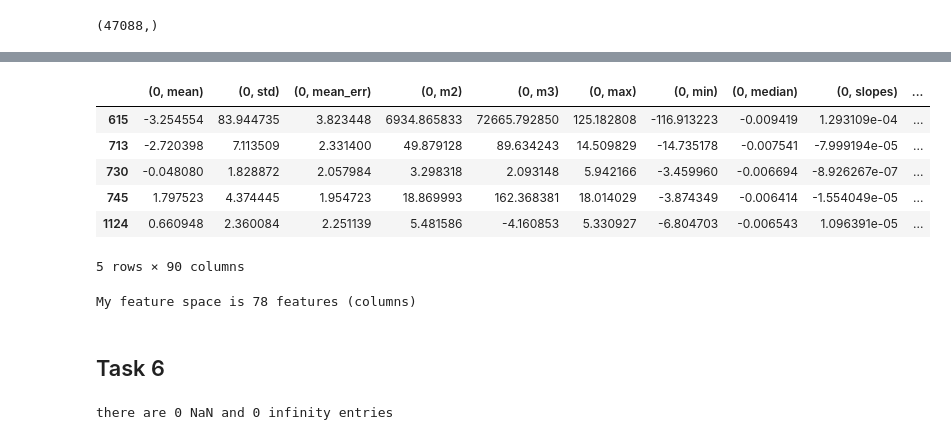
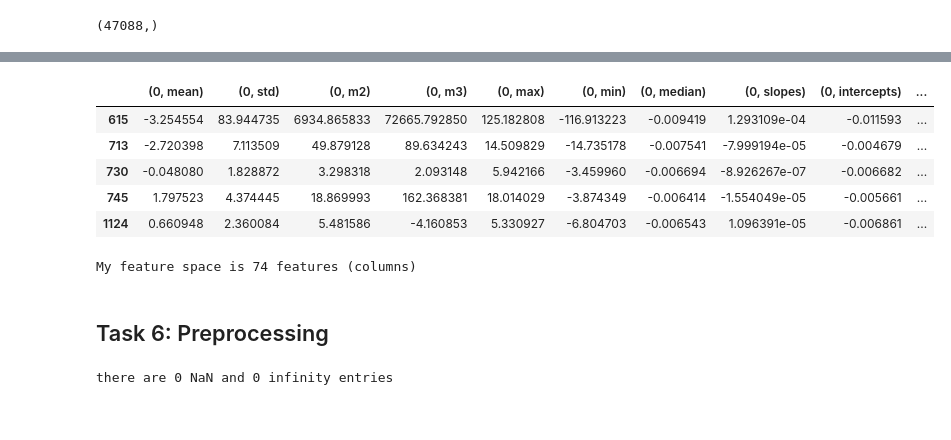
Before and after one commit to RileyWClarke/MLTSA_RCLARKE, a Jupyter notebook: HW5/MLTSA_rclarke_hw5.ipynb, the cells around one changed output, grey strips where cells are left out. Saved outputs shown, nothing was run; the diff lists cells and outputs as text; code cells hidden in the pictures.

```diff
--- a/HW5/MLTSA_rclarke_hw5.ipynb
+++ b/HW5/MLTSA_rclarke_hw5.ipynb
@@ -171,6 +173,17 @@ norm_band = Normalize(vmin=bands.min(), vmax=bands.max())
 <matplotlib.colors.Normalize at 0x...>
 # %%
 from matplotlib import cm
+
+x = lcvs['mjd'].loc[lcvs['object_id'] == 84716]
+y = lcvs['flux'].loc[lcvs['object_id'] == 84716]
+yerr = lcvs['flux_err'].loc[lcvs['object_id'] == 84716]
+cmap = cm.get_cmap('RdBu')
+plt.scatter(x, y, c=lcvs['passband'].loc[lcvs['object_id'] == 84716], cmap=cmap, marker='.')
+plt.errorbar(x, y, yerr = yerr, fmt='k.', marker=None, alpha=0.25)
+plt.xlabel('MJD (days)')
+plt.ylabel('flux')
+plt.title('Object 84716')
+plt.show()
 
 for id in lcvs['object_id'].unique()[::1000]:
   x = lcvs['mjd'].loc[lcvs['object_id'] == id]
@@ -219,7 +249,6 @@ mean_err = lcvs.groupby(["object_id", "passband"])[["flux_err"]].mean()
 # %%
 features = means.rename({"flux": "mean"},
                         axis=1).merge(sds.rename({"flux": "std"},
-                                axis=1), left_index=True, right_index=True).merge(mean_err.rename({"flux_err": "mean_err"},
                                 axis=1), left_index=True, right_index=True)
 # %%
 features
@@ -416,20 +445,19 @@ allfeatures.head()
 # %%
-allfeatures = allfeatures.merge(metadata, left_index=True, right_index=True)
+allfeatures = allfeatures.merge(metadata[['hostgal_specz', 'mwebv']], left_index=True, right_index=True)
 allfeatures.head()
 # %% [output]
-|  | (0, mean) | (0, std) | (0, mean_err) | (0, m2) | (0, m3) | (0, max) | (0, min) | (0, median) | (0, slopes) | ... |
-| 615 | -3.254554 | 83.944735 | 3.823448 | 6934.865833 | 72665.792850 | 125.182808 | -116.913223 | -0.009419 | 1.293109e-04 | ... |
-| 713 | -2.720398 | 7.113509 | 2.331400 | 49.879128 | 89.634243 | 14.509829 | -14.735178 | -0.007541 | -7.999194e-05 | ... |
-| 730 | -0.048080 | 1.828872 | 2.057984 | 3.298318 | 2.093148 | 5.942166 | -3.459960 | -0.006694 | -8.926267e-07 | ... |
-| 745 | 1.797523 | 4.374445 | 1.954723 | 18.869993 | 162.368381 | 18.014029 | -3.874349 | -0.006414 | -1.554049e-05 | ... |
-| 1124 | 0.660948 | 2.360084 | 2.251139 | 5.481586 | -4.160853 | 5.330927 | -6.804703 | -0.006543 | 1.096391e-05 | ... |
+|  | (0, mean) | (0, std) | (0, m2) | (0, m3) | (0, max) | (0, min) | (0, median) | (0, slopes) | (0, intercepts) | ... |
+| 615 | -3.254554 | 83.944735 | 6934.865833 | 72665.792850 | 125.182808 | -116.913223 | -0.009419 | 1.293109e-04 | -0.011593 | ... |
+| 713 | -2.720398 | 7.113509 | 49.879128 | 89.634243 | 14.509829 | -14.735178 | -0.007541 | -7.999194e-05 | -0.004679 | ... |
+| 730 | -0.048080 | 1.828872 | 3.298318 | 2.093148 | 5.942166 | -3.459960 | -0.006694 | -8.926267e-07 | -0.006682 | ... |
+| 745 | 1.797523 | 4.374445 | 18.869993 | 162.368381 | 18.014029 | -3.874349 | -0.006414 | -1.554049e-05 | -0.005661 | ... |
+| 1124 | 0.660948 | 2.360084 | 5.481586 | -4.160853 | 5.330927 | -6.804703 | -0.006543 | 1.096391e-05 | -0.006861 | ... |
-5 rows × 90 columns
 # %%
 print("My feature space is {} features (columns)".format(allfeatures.shape[1]))
 # %% [output]
-My feature space is 78 features (columns)
+My feature space is 74 features (columns)
 # %% [markdown]
-## Task 6
+## Task 6: Preprocessing
 # %%
 print("there are {} NaN and {} infinity entries".format(
  (allfeatures.isna().sum().sum()), np.prod(allfeatures.shape) - (np.isfinite(allfeatures).sum().sum())))
```
Also changed, not shown: parts of 23 cells of this notebook.
